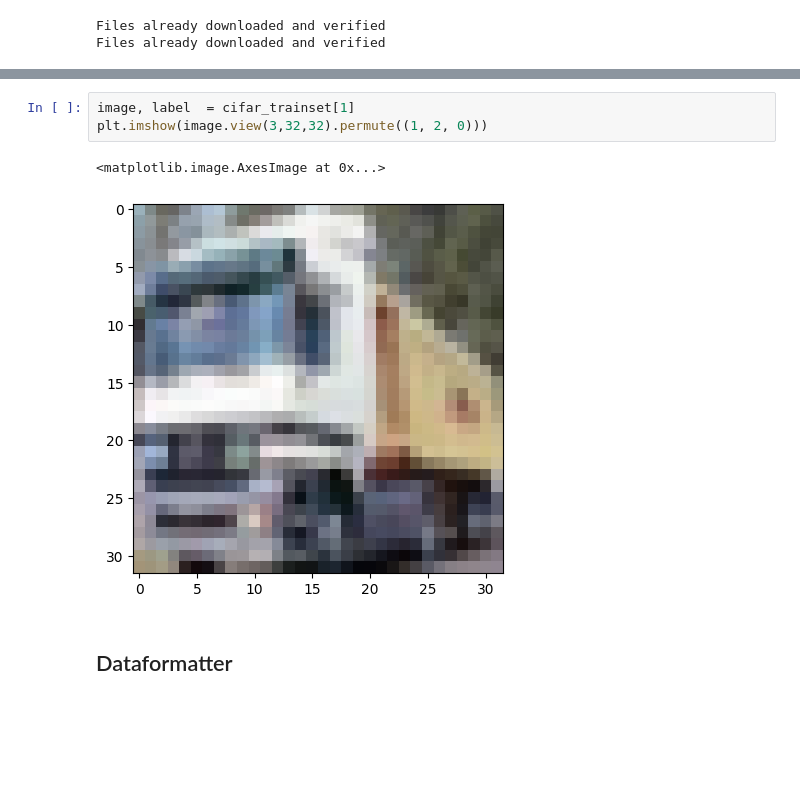
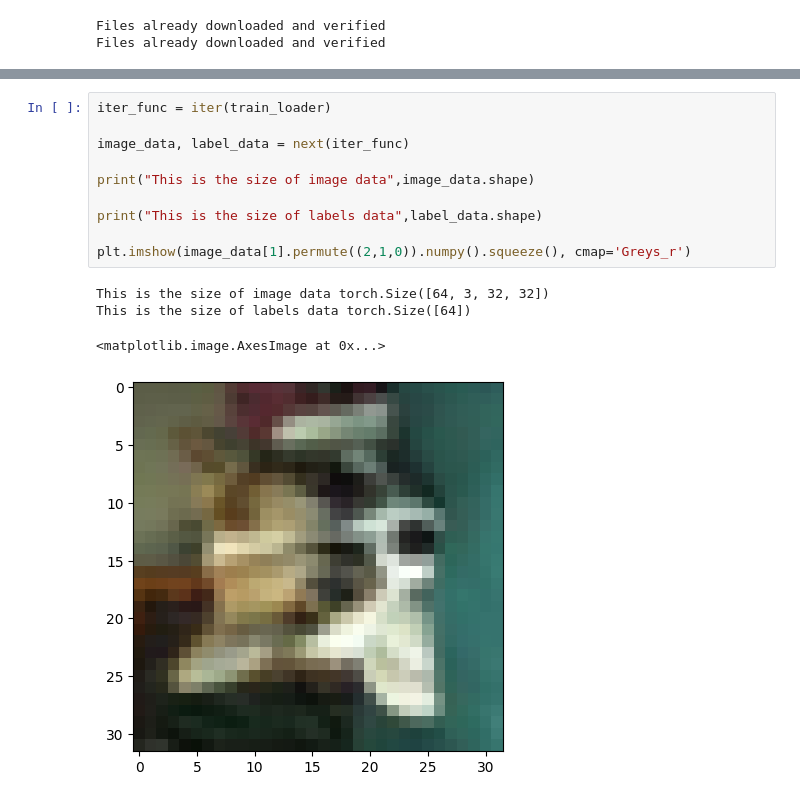
Before and after one commit to wisleythewise/QuaternionConvoltion, a Jupyter notebook: mainFinal.ipynb, the cells around one changed output, grey strips where cells are left out. Cells and saved outputs as stored; diff of their text form; blank space fills up the shorter version.

```diff
--- a/mainFinal.ipynb
+++ b/mainFinal.ipynb
@@ -72,9 +72,16 @@ images.shape: torch.Size([64, 3, 32, 32])
-# %%
-image, label  = cifar_trainset[1]
-plt.imshow(image.view(3,32,32).permute((1, 2, 0)))
-# %% [output]
-<matplotlib.image.AxesImage at 0x...>
-[figure, removed]
-# %% [markdown]
-## Dataformatter
+# %%
+iter_func = iter(train_loader)
+
+image_data, label_data = next(iter_func)
+
+print("This is the size of image data",image_data.shape)
+
+print("This is the size of labels data",label_data.shape)
+
+plt.imshow(image_data[1].permute((2,1,0)).numpy().squeeze(), cmap='Greys_r')
+# %% [output]
+This is the size of image data torch.Size([64, 3, 32, 32])
+This is the size of labels data torch.Size([64])
+<matplotlib.image.AxesImage at 0x...>
+[figure, added]
 # %%
```
Also changed, not shown: parts of 15 cells of this notebook, 3 other files.
